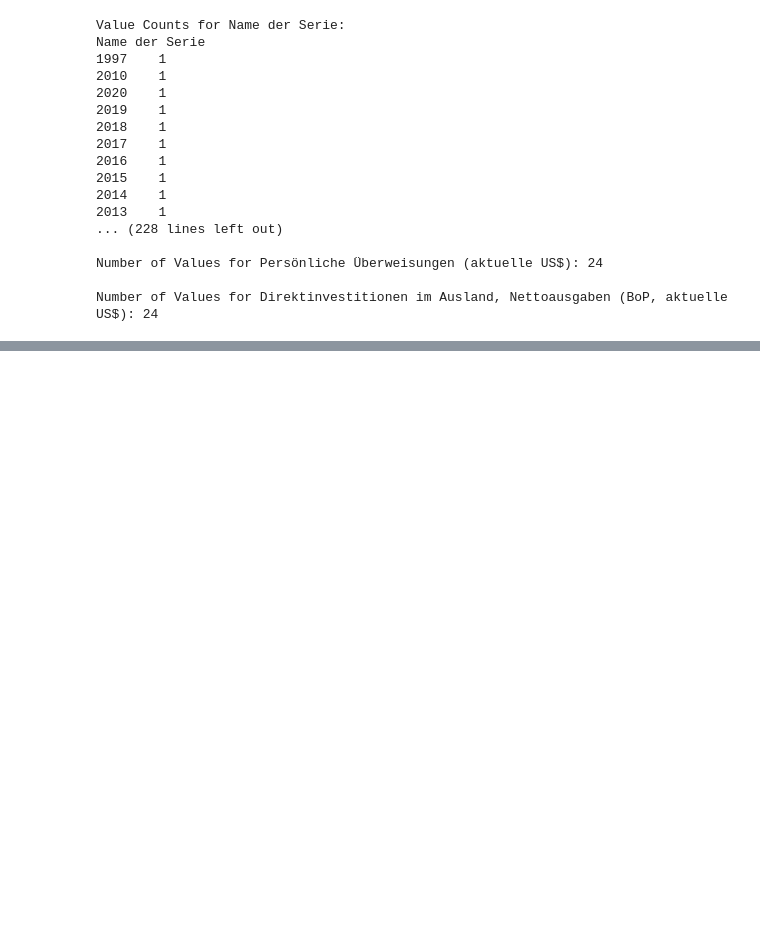
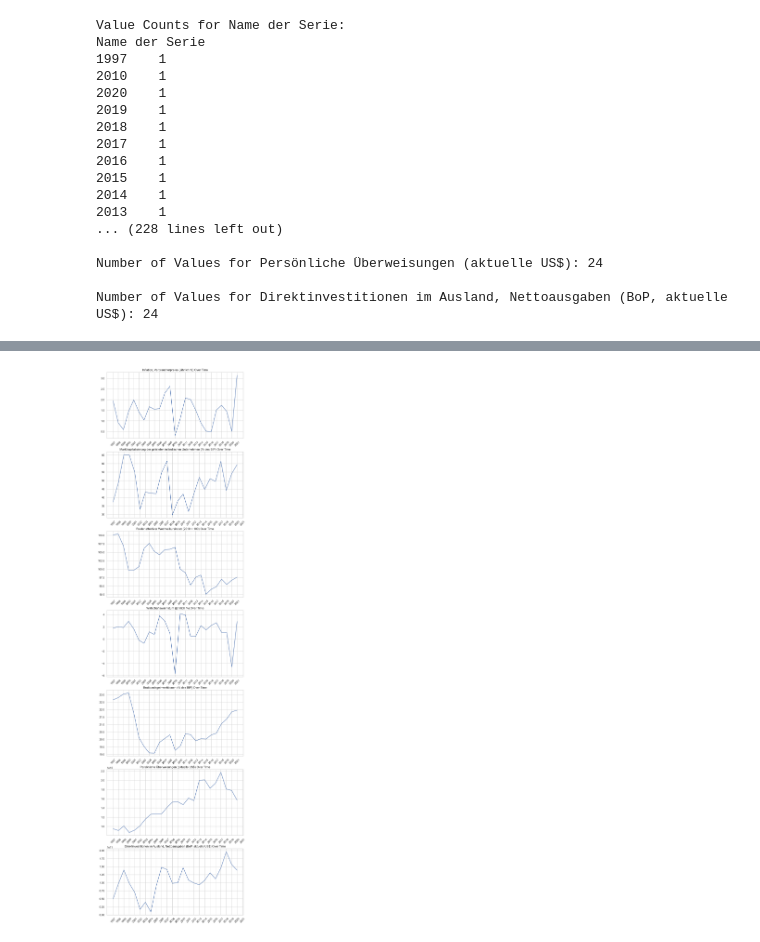
Before and after one commit to mjzago/INTOcode, a Jupyter notebook: Agile Data Project with Python/Germany.ipynb, the cells around one changed output, grey strips where cells are left out. Saved outputs shown, nothing was run; the diff lists cells and outputs as text; code cells hidden in the pictures; blank space fills up the shorter version.

```diff
--- a/Agile Data Project with Python/Germany.ipynb
+++ b/Agile Data Project with Python/Germany.ipynb
@@ -287,0 +305,28 @@ SyntaxError: invalid syntax (2769943092.py, line 1)
+# %%
+import matplotlib.pyplot as plt
+import seaborn as sns
+
+plt.figure(figsize=(10, 5 * len(df.columns)))
+
+# Extract unique years from the 'Name der Serie' column
+all_years = df['Name der Serie'].unique()
+
+# Iterate through each column (excluding 'Name der Serie' and assuming other columns are numeric)
+for i, column in enumerate(df.columns[1:]):
+    plt.subplot(len(df.columns)-1, 1, i+1)
+
+    # Ensure that all years are present in the data, even if some have missing values
+    sns.lineplot(x='Name der Serie', y=column, data=df, sort=False)
+
+    plt.title(f'{column} Over Time')
+    plt.xlabel('Year')
+    plt.ylabel(column)
+    plt.xticks(ticks=all_years, labels=all_years, rotation=45)  # Set x-axis ticks to all years
+
+    # Remove axis labels
+    plt.xlabel('')
+    plt.ylabel('')
+
+plt.show()
+# %% [output]
+[figure, added]
```
Also changed, not shown: parts of 12 cells of this notebook.
